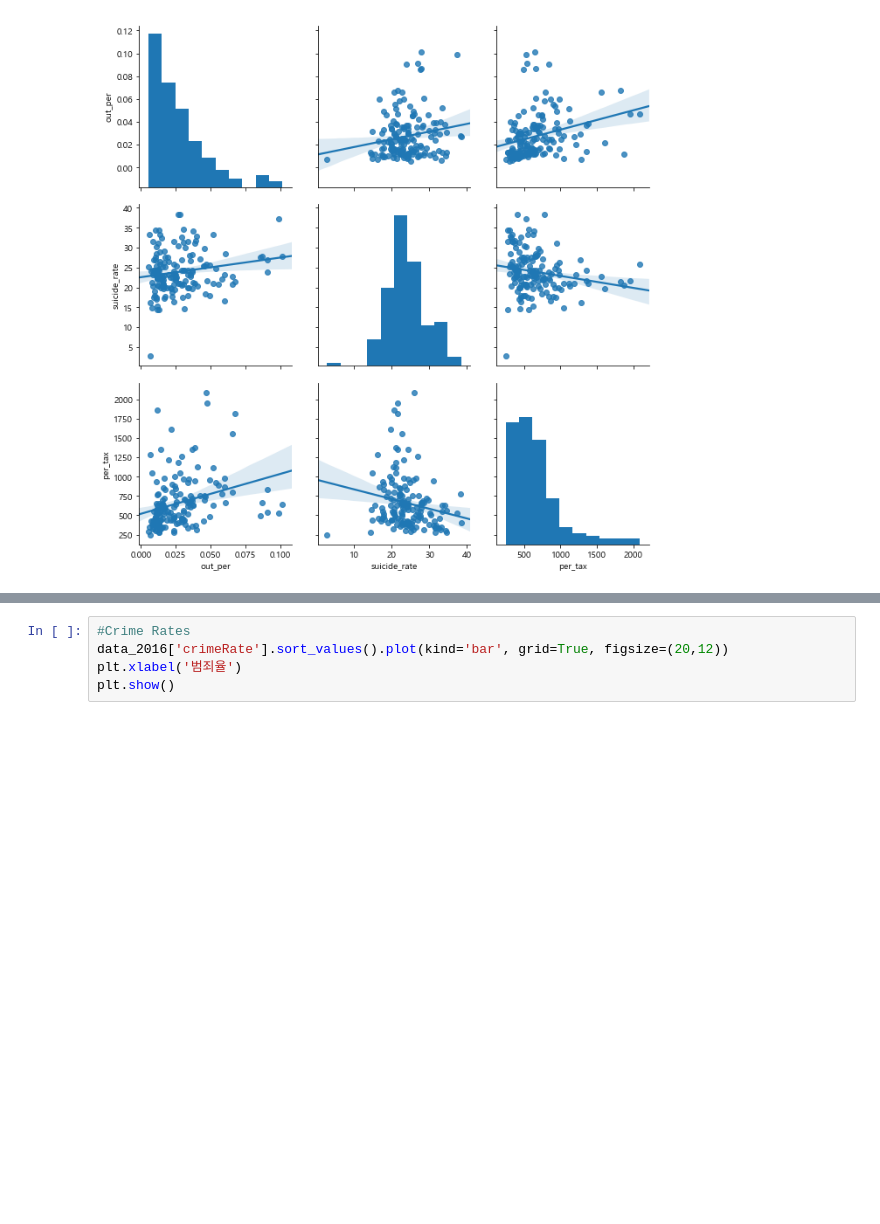
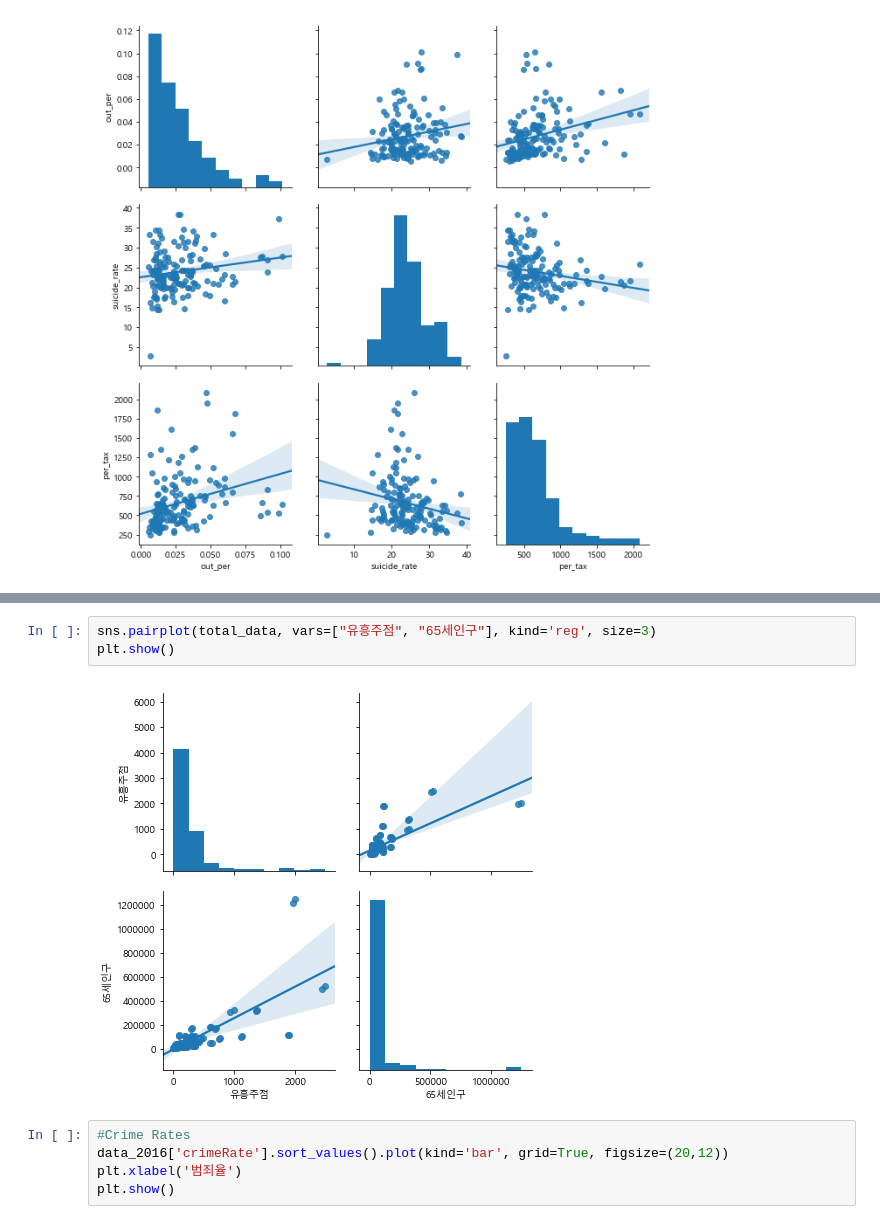
Before and after one commit to pci2676/db_pjt, a Jupyter notebook: DBP_ds.ipynb, the cells around one changed output, grey strips where cells are left out. Drawn from its saved outputs; the diff is of its cells as text; blank space fills up the shorter version.

```diff
--- a/DBP_ds.ipynb
+++ b/DBP_ds.ipynb
@@ -645,3 +655,8 @@ plt.show()
+# %%
+sns.pairplot(total_data, vars=["유흥주점", "65세인구"], kind='reg', size=3)
+plt.show()
+# %% [output]
+[figure, added]
 # %%
 #Crime Rates
 data_2016['crimeRate'].sort_values().plot(kind='bar', grid=True, figsize=(20,12))
```
Also changed, not shown: parts of 16 cells of this notebook, 6 other files.
